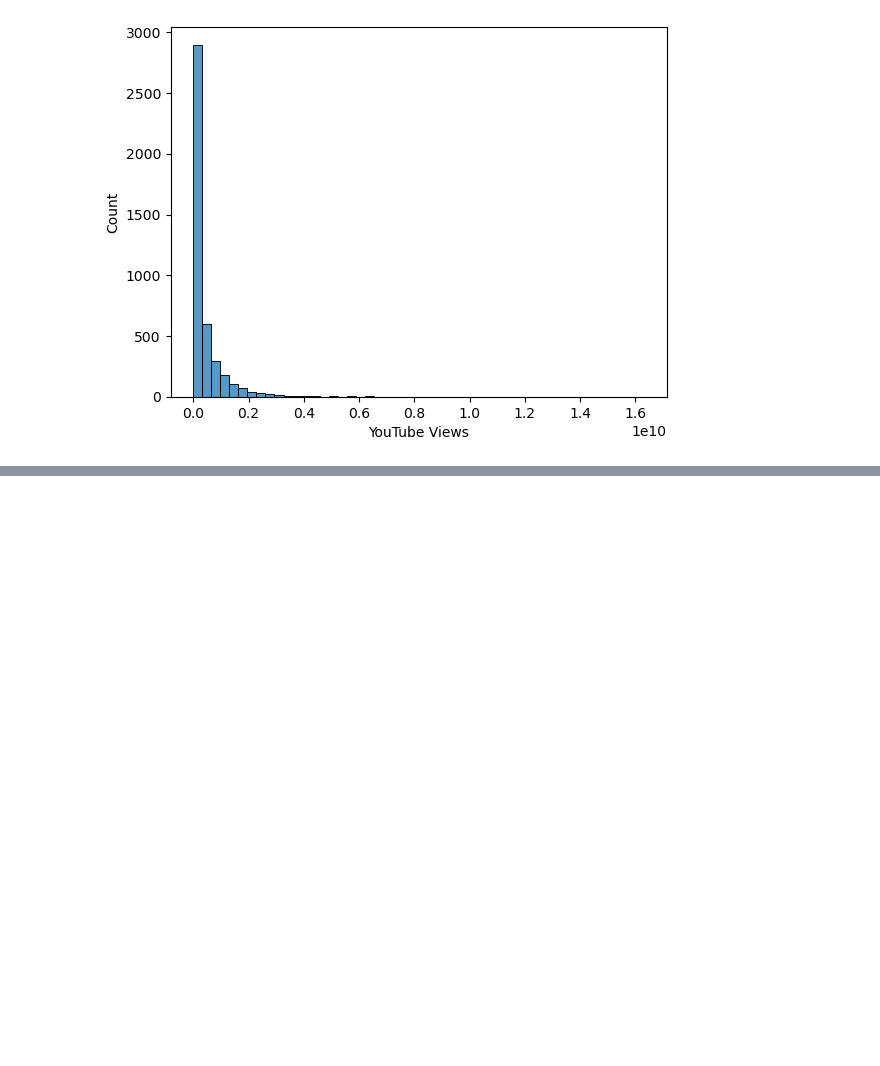
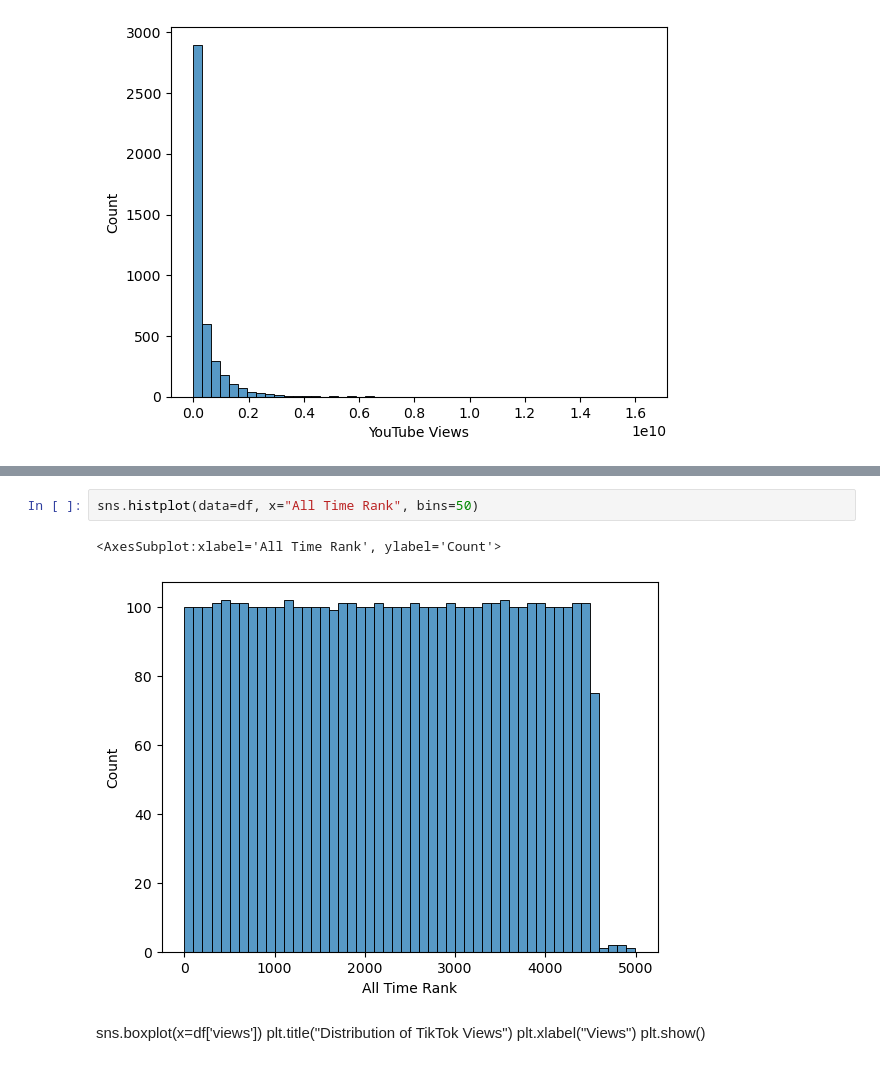
Before and after one commit to hgraoui/AI, a Jupyter notebook: Semester 1/Spotify/Spotify 2024.ipynb, the cells around one changed output, grey strips where cells are left out. Cells and saved outputs as stored; diff of their text form; blank space fills up the shorter version.

```diff
--- a/Semester 1/Spotify/Spotify 2024.ipynb
+++ b/Semester 1/Spotify/Spotify 2024.ipynb
@@ -112,0 +154,10 @@ sns.histplot(data=df, x="YouTube Views", bins=50)
+# %%
+sns.histplot(data=df, x="All Time Rank", bins=50)
+# %% [output]
+<AxesSubplot:xlabel='All Time Rank', ylabel='Count'>
+[figure, added]
+# %% [markdown]
+sns.boxplot(x=df['views'])
+plt.title("Distribution of TikTok Views")
+plt.xlabel("Views")
+plt.show()
```
Also changed, not shown: parts of 5 cells of this notebook.
